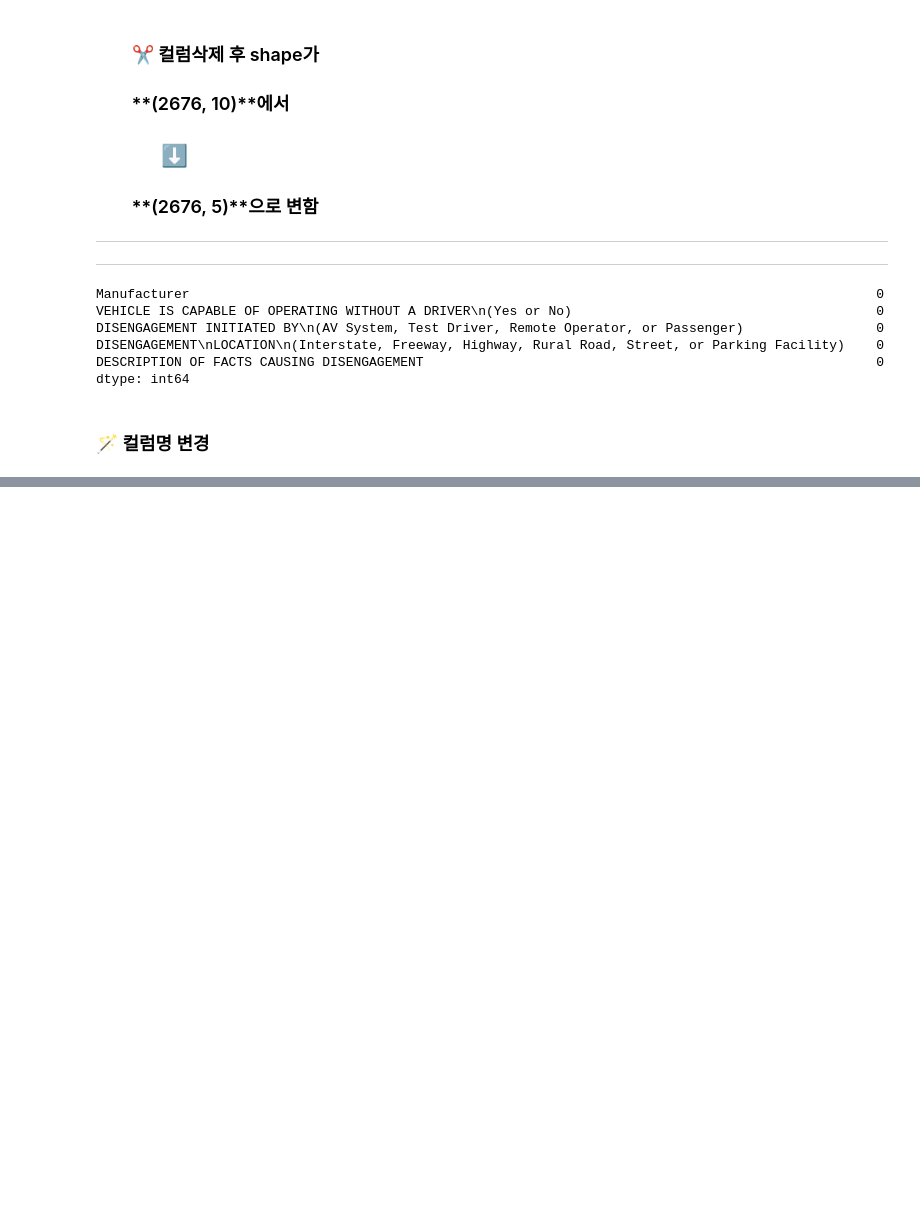
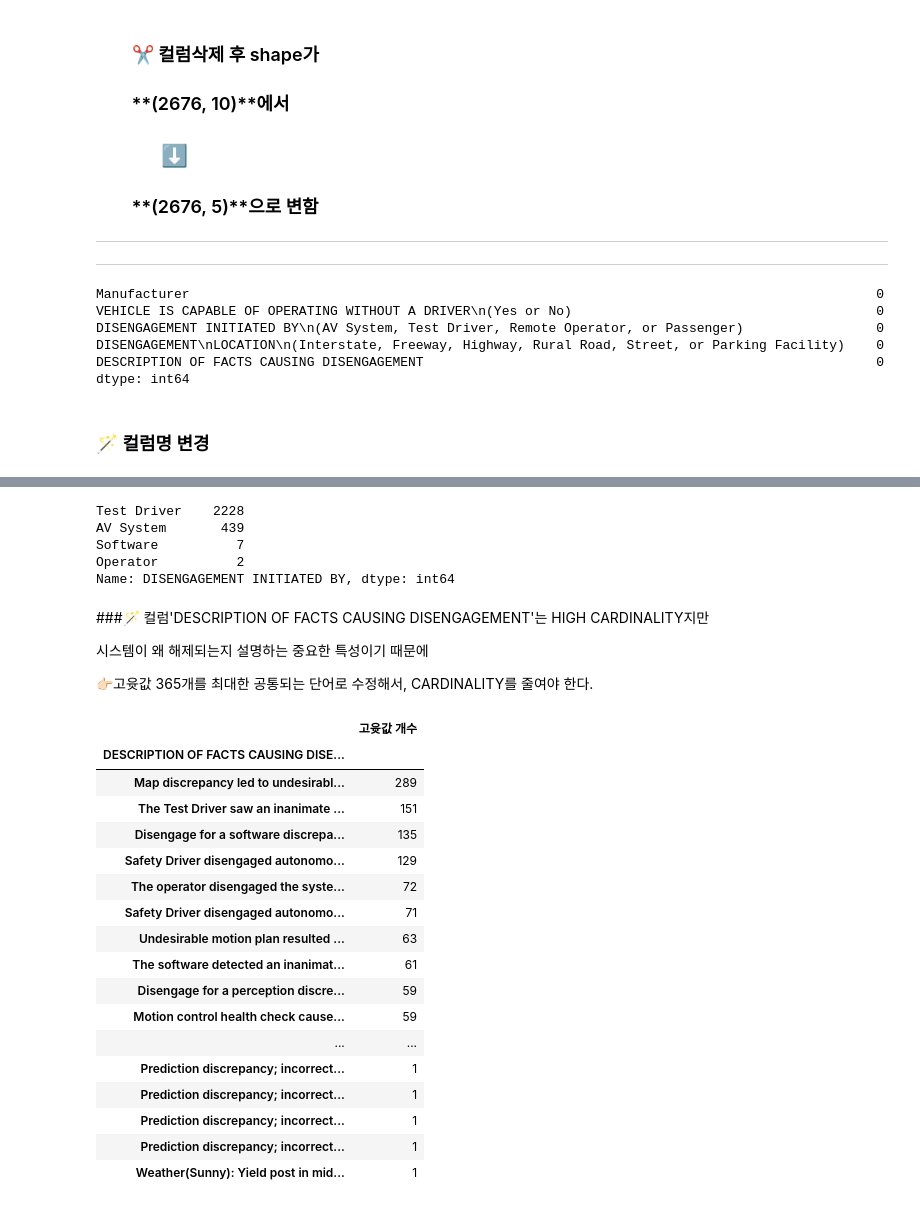
Before and after one commit to severancej/colorful_project, a Jupyter notebook: Project_Section2/AI14_장지은_Section2.ipynb, the cells around one changed output, grey strips where cells are left out. Cells and saved outputs as stored; diff of their text form; code cells hidden in the pictures; blank space fills up the shorter version.

```diff
--- a/Project_Section2/AI14_장지은_Section2.ipynb
+++ b/Project_Section2/AI14_장지은_Section2.ipynb
@@ -413,0 +470,73 @@ df_c.columns
+# %%
+# 🪄 컬럼'DISENGAGEMENT INITIATED BY'에서
+# 1) 'AV System - Emergency Stop'을➡️ 'AV System'으로
+# 2) 'Test Driver - Soft Stop' , 'Test Drive'를➡️ 'Test Driver'로 변환
+
+## modify = 수정하다
+def modify(x):
+  if str(x) == 'AV System - Emergency Stop':
+    return str(x).replace('AV System - Emergency Stop','AV System')
+
+  elif str(x) == 'Test Driver - Soft Stop':
+    return str(x).replace('Test Driver - Soft Stop','Test Driver')
+
+  elif str(x) == 'Test Drive':
+    return str(x).replace('Test Drive','Test Driver')
+
+  elif str(x) == 'Driver':
+    return str(x).replace('Driver','Test Driver')
+
+  else:
+    return str(x)
+
+
+df_c['DISENGAGEMENT INITIATED BY'] =\
+df_c['DISENGAGEMENT INITIATED BY'].apply(modify)
+
+#제대로 바뀌었는지 확인
+df_c['DISENGAGEMENT INITIATED BY'].value_counts()
+# %% [output]
+Test Driver    2228
+AV System       439
+Software          7
+Operator          2
+Name: DISENGAGEMENT INITIATED BY, dtype: int64
+# %% [markdown]
+###🪄 컬럼'DESCRIPTION OF FACTS CAUSING DISENGAGEMENT'는 HIGH CARDINALITY지만
+
+
+시스템이 왜 해제되는지 설명하는 중요한 특성이기 때문에
+
+👉🏻고윳값 365개를 최대한 공통되는 단어로 수정해서, CARDINALITY를 줄여야 한다.
+# %%
+#시각적 탐색을 위한 코드
+pd.set_option('display.max_columns', None)
+pd.set_option('display.max_rows', None)
+# %%
+#일단 고유값 모두 확인
+
+# 프로파일링 결과 'DESCRIPTION OF FACTS CAUSING DISENGAGEMENT'고유값의 개수가
+# 365개인것을 확인했고
+# CARDINALITY를 줄이기 위해서 고윳값 모두 확인
+pd.DataFrame(df_c.value_counts\
+             (subset = ['DESCRIPTION OF FACTS CAUSING DISENGAGEMENT']),\
+             columns=["고윳값 개수"])
+# %% [output]
+|  | 고윳값 개수 |
+| DESCRIPTION OF FACTS CAUSING DISE... |  |
+| Map discrepancy led to undesirabl... | 289 |
+| The Test Driver saw an inanimate ... | 151 |
+| Disengage for a software discrepa... | 135 |
+| Safety Driver disengaged autonomo... | 129 |
+| The operator disengaged the syste... | 72 |
+| Safety Driver disengaged autonomo... | 71 |
+| Undesirable motion plan resulted ... | 63 |
+| The software detected an inanimat... | 61 |
+| Disengage for a perception discre... | 59 |
+| Motion control health check cause... | 59 |
+| ... | ... |
+| Prediction discrepancy; incorrect... | 1 |
+| Prediction discrepancy; incorrect... | 1 |
+| Prediction discrepancy; incorrect... | 1 |
+| Prediction discrepancy; incorrect... | 1 |
+| Weather(Sunny): Yield post in mid... | 1 |
```
Also changed, not shown: parts of 10 cells of this notebook.
